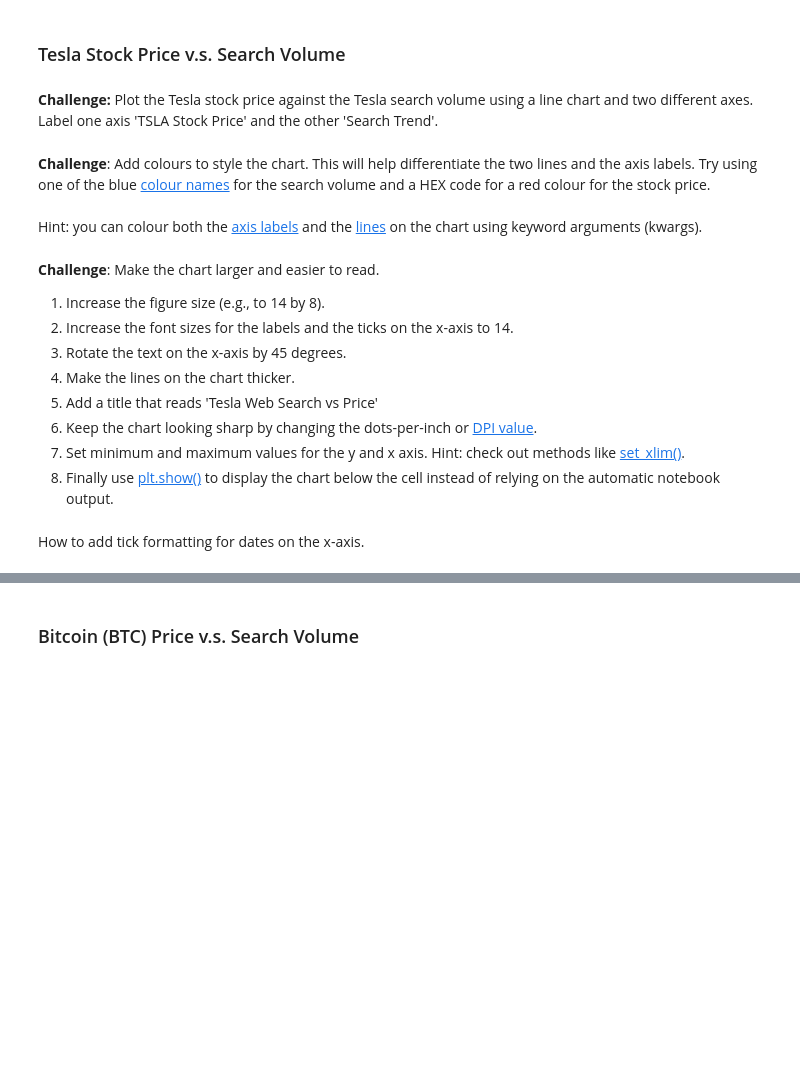
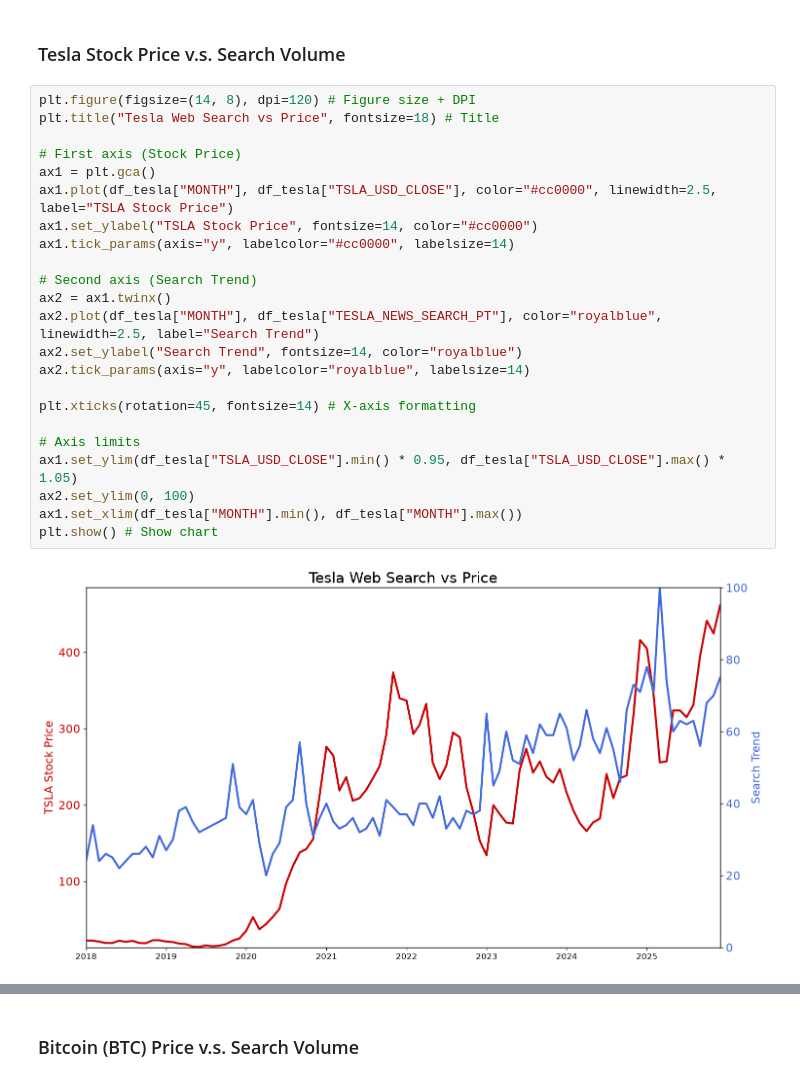
Before and after one commit to heyliceeee/Google-Trends-Data, a Jupyter notebook: Google Trends and Data Visualisation.ipynb, the cells around one changed output, grey strips where cells are left out. Cells and saved outputs as stored; diff of their text form; blank space fills up the shorter version.

Commit message:
✨feat: data visualisation

```diff
--- a/Google Trends and Data Visualisation.ipynb
+++ b/Google Trends and Data Visualisation.ipynb
@@ -449,21 +445,27 @@ dtype: int64
 # %% [markdown]
 ### Tesla Stock Price v.s. Search Volume
-# %% [markdown]
-**Challenge:** Plot the Tesla stock price against the Tesla search volume using a line chart and two different axes. Label one axis 'TSLA Stock Price' and the other 'Search Trend'.
-# %% [markdown]
-**Challenge**: Add colours to style the chart. This will help differentiate the two lines and the axis labels. Try using one of the blue [colour names](https://matplotlib.org/3.1.1/gallery/color/named_colors.html) for the search volume and a HEX code for a red colour for the stock price.
-<br>
-<br>
-Hint: you can colour both the [axis labels](https://matplotlib.org/3.3.2/api/text_api.html#matplotlib.text.Text) and the [lines](https://matplotlib.org/3.2.1/api/_as_gen/matplotlib.lines.Line2D.html#matplotlib.lines.Line2D) on the chart using keyword arguments (kwargs).
-# %% [markdown]
-**Challenge**: Make the chart larger and easier to read.
-1. Increase the figure size (e.g., to 14 by 8).
-2. Increase the font sizes for the labels and the ticks on the x-axis to 14.
-3. Rotate the text on the x-axis by 45 degrees.
-4. Make the lines on the chart thicker.
-5. Add a title that reads 'Tesla Web Search vs Price'
-6. Keep the chart looking sharp by changing the dots-per-inch or [DPI value](https://matplotlib.org/3.1.1/api/_as_gen/matplotlib.pyplot.figure.html).
-7. Set minimum and maximum values for the y and x axis. Hint: check out methods like [set_xlim()](https://matplotlib.org/3.1.1/api/_as_gen/matplotlib.axes.Axes.set_xlim.html).
-8. Finally use [plt.show()](https://matplotlib.org/3.2.1/api/_as_gen/matplotlib.pyplot.show.html) to display the chart below the cell instead of relying on the automatic notebook output.
-# %% [markdown]
-How to add tick formatting for dates on the x-axis.
+# %%
+plt.figure(figsize=(14, 8), dpi=120) # Figure size + DPI
+plt.title("Tesla Web Search vs Price", fontsize=18) # Title
+
+# First axis (Stock Price)
+ax1 = plt.gca()
+ax1.plot(df_tesla["MONTH"], df_tesla["TSLA_USD_CLOSE"], color="#cc0000", linewidth=2.5, label="TSLA Stock Price")
+ax1.set_ylabel("TSLA Stock Price", fontsize=14, color="#cc0000")
+ax1.tick_params(axis="y", labelcolor="#cc0000", labelsize=14)
+
+# Second axis (Search Trend)
+ax2 = ax1.twinx()
+ax2.plot(df_tesla["MONTH"], df_tesla["TESLA_NEWS_SEARCH_PT"], color="royalblue", linewidth=2.5, label="Search Trend")
+ax2.set_ylabel("Search Trend", fontsize=14, color="royalblue")
+ax2.tick_params(axis="y", labelcolor="royalblue", labelsize=14)
+
+plt.xticks(rotation=45, fontsize=14) # X-axis formatting
+
+# Axis limits
+ax1.set_ylim(df_tesla["TSLA_USD_CLOSE"].min() * 0.95, df_tesla["TSLA_USD_CLOSE"].max() * 1.05)
+ax2.set_ylim(0, 100)
+ax1.set_xlim(df_tesla["MONTH"].min(), df_tesla["MONTH"].max())
+plt.show() # Show chart
+# %% [output]
+[figure, added]
```
Also changed, not shown: parts of 17 cells of this notebook.
